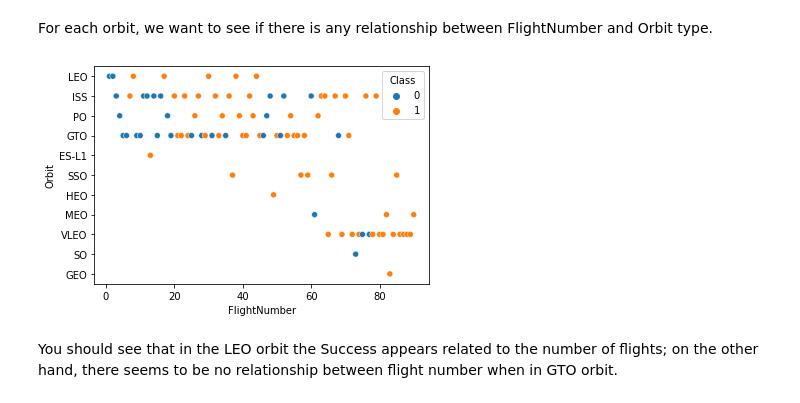
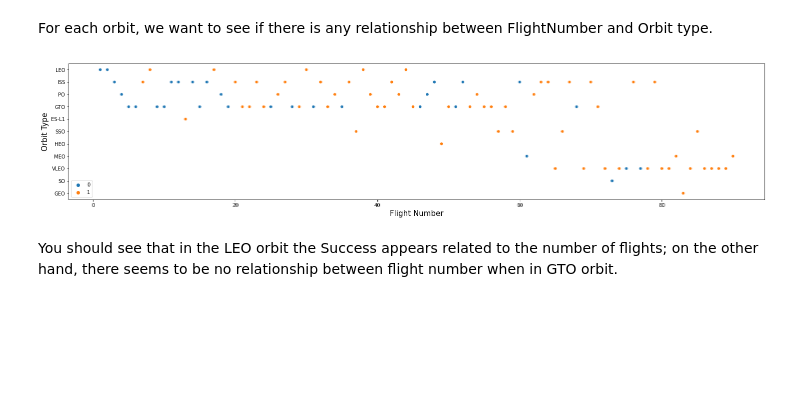
Before and after one commit to Protospi/IBM-dataScience-capstoneProj, a Jupyter notebook: jupyter-labs-eda-dataviz.ipynb, the cells around one changed output. Saved outputs shown, nothing was run; the diff lists cells and outputs as text; code cells hidden in the pictures; blank space fills up the shorter version.

```diff
--- a/jupyter-labs-eda-dataviz.ipynb
+++ b/jupyter-labs-eda-dataviz.ipynb
@@ -127,10 +143,15 @@ Analyze the ploted bar chart try to find which orbits have high sucess rate.
 For each orbit, we want to see if there is any relationship between FlightNumber and Orbit type.
 # %%
 # Plot a scatter point chart with x axis to be FlightNumber and y axis to be the Orbit, and hue to be the class value
+fig = plt.gcf()
+fig.set_size_inches(25, 5)
 sns.scatterplot(x = 'FlightNumber', y = 'Orbit', data = df, hue = 'Class')
+plt.xlabel("Flight Number",fontsize=15)
+plt.ylabel("Orbit Type",fontsize=15)
+plt.legend(loc='lower left')
 plt.show()
 # %% [output]
-[figure, old version]
+[figure, new version]
 # %% [markdown]
 You should see that in the LEO orbit the Success appears related to the number of flights; on the other hand, there seems to be no relationship between flight number when in GTO orbit.
 # %% [markdown]
```
Also changed, not shown: parts of 6 cells of this notebook.
